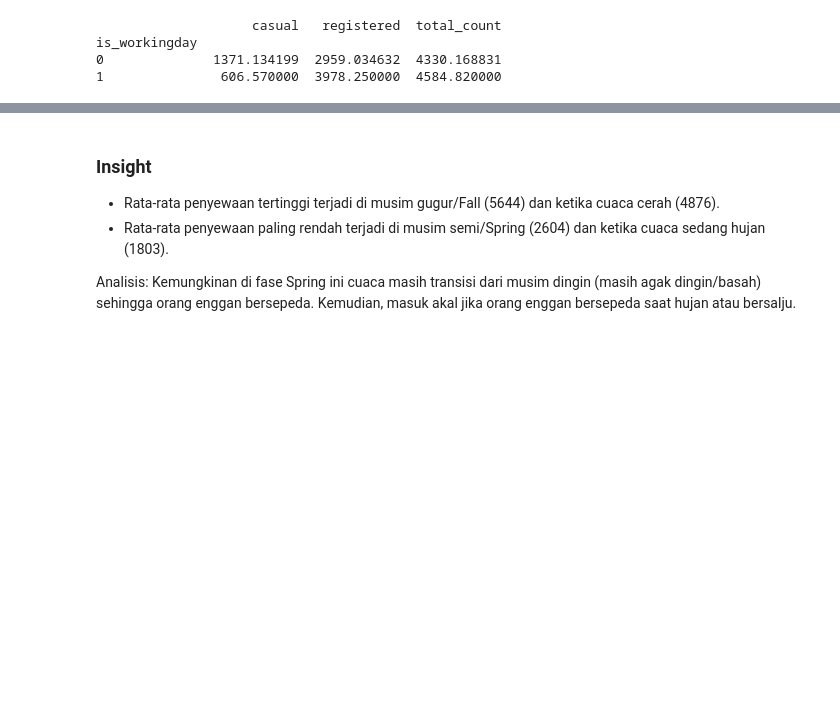
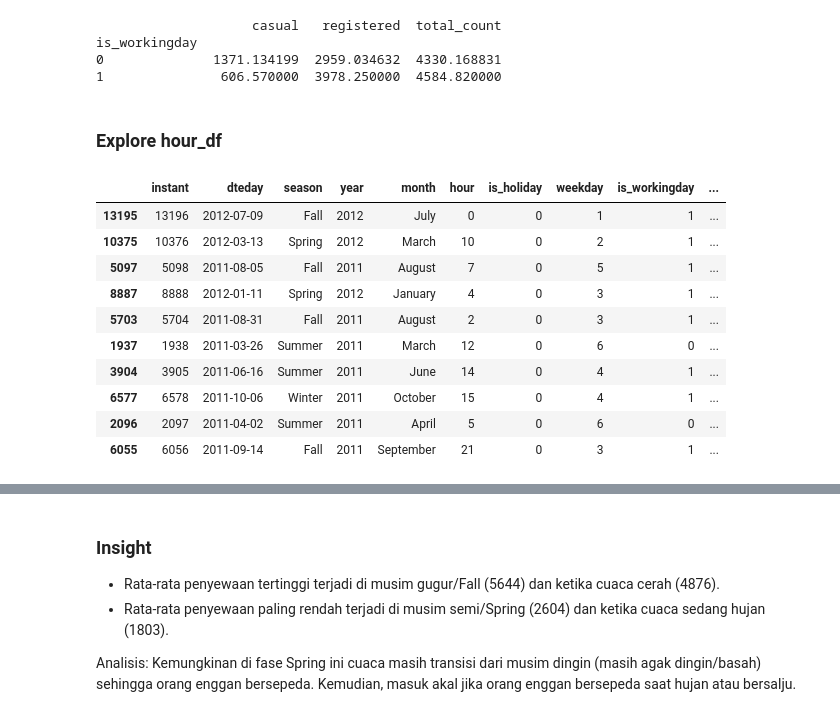
Before and after one commit to moenalyze/bike-sharing-dataset-analysis, a Jupyter notebook: notebook.ipynb, the cells around one changed output, grey strips where cells are left out. Saved outputs shown, nothing was run; the diff lists cells and outputs as text; code cells hidden in the pictures; blank space fills up the shorter version.

```diff
--- a/notebook.ipynb
+++ b/notebook.ipynb
@@ -362,3 +362,19 @@ print(day_df.groupby(by="is_workingday").agg({
 is_workingday
 0              1371.134199  2959.034632  4330.168831
 1               606.570000  3978.250000  4584.820000
+# %% [markdown]
+### Explore hour_df
+# %%
+hour_df.sample(10)
+# %% [output]
+|  | instant | dteday | season | year | month | hour | is_holiday | weekday | is_workingday | ... |
+| 13195 | 13196 | 2012-07-09 | Fall | 2012 | July | 0 | 0 | 1 | 1 | ... |
+| 10375 | 10376 | 2012-03-13 | Spring | 2012 | March | 10 | 0 | 2 | 1 | ... |
+| 5097 | 5098 | 2011-08-05 | Fall | 2011 | August | 7 | 0 | 5 | 1 | ... |
+| 8887 | 8888 | 2012-01-11 | Spring | 2012 | January | 4 | 0 | 3 | 1 | ... |
+| 5703 | 5704 | 2011-08-31 | Fall | 2011 | August | 2 | 0 | 3 | 1 | ... |
+| 1937 | 1938 | 2011-03-26 | Summer | 2011 | March | 12 | 0 | 6 | 0 | ... |
+| 3904 | 3905 | 2011-06-16 | Summer | 2011 | June | 14 | 0 | 4 | 1 | ... |
+| 6577 | 6578 | 2011-10-06 | Winter | 2011 | October | 15 | 0 | 4 | 1 | ... |
+| 2096 | 2097 | 2011-04-02 | Summer | 2011 | April | 5 | 0 | 6 | 0 | ... |
+| 6055 | 6056 | 2011-09-14 | Fall | 2011 | September | 21 | 0 | 3 | 1 | ... |
```
Also changed, not shown: parts of 13 cells of this notebook.
